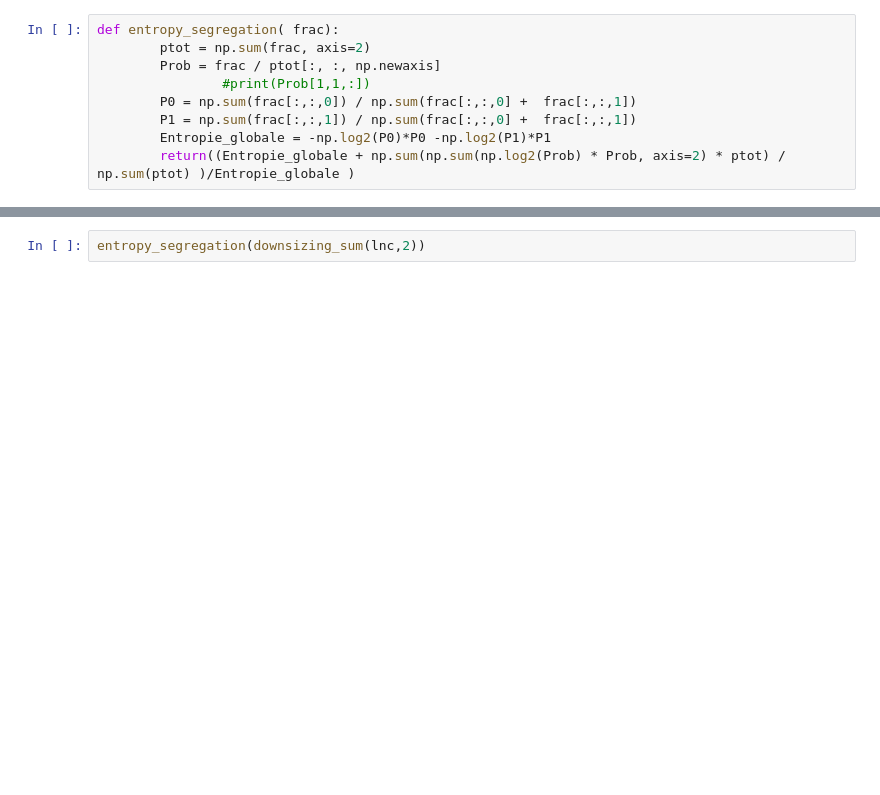
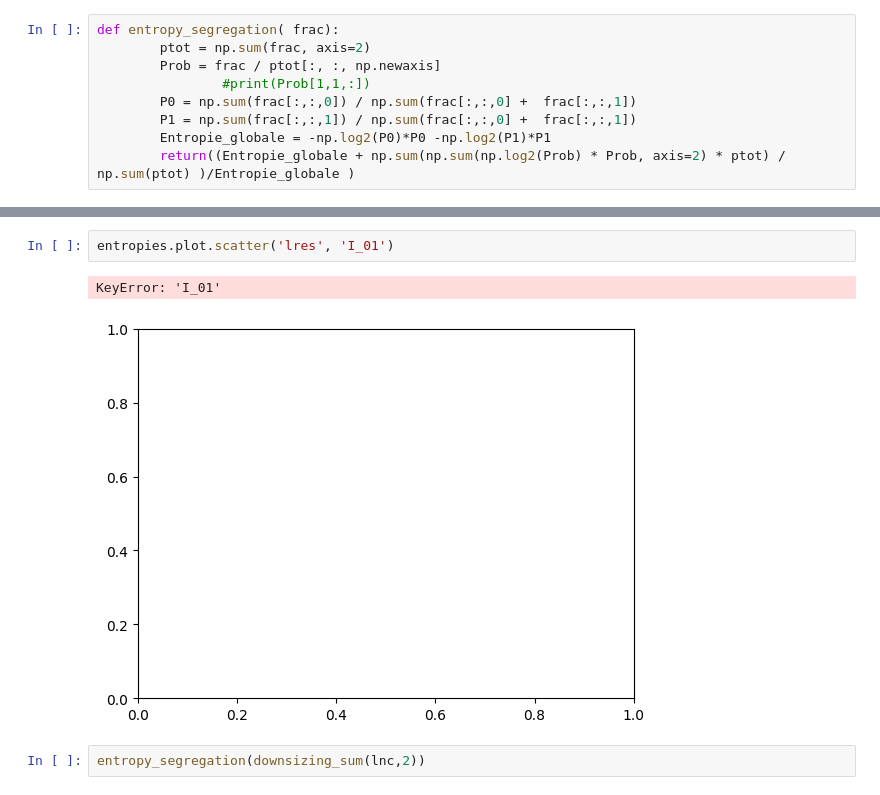
Before and after one commit to fsemecurbe/MMTMSS, a Jupyter notebook: Analysis simple cascade.ipynb, the cells around one changed output, grey strips where cells are left out. Drawn from its saved outputs; the diff is of its cells as text; blank space fills up the shorter version.

```diff
--- a/Analysis simple cascade.ipynb
+++ b/Analysis simple cascade.ipynb
@@ -79,3 +114,8 @@ def entropy_segregation( frac):
+# %%
+entropies.plot.scatter('lres', 'I_01')
+# %% [output]
+KeyError: 'I_01'
+[figure, added]
 # %%
 entropy_segregation(downsizing_sum(lnc,2))
 # %% [output]
```
Also changed, not shown: parts of 4 cells of this notebook, 1 other file.
